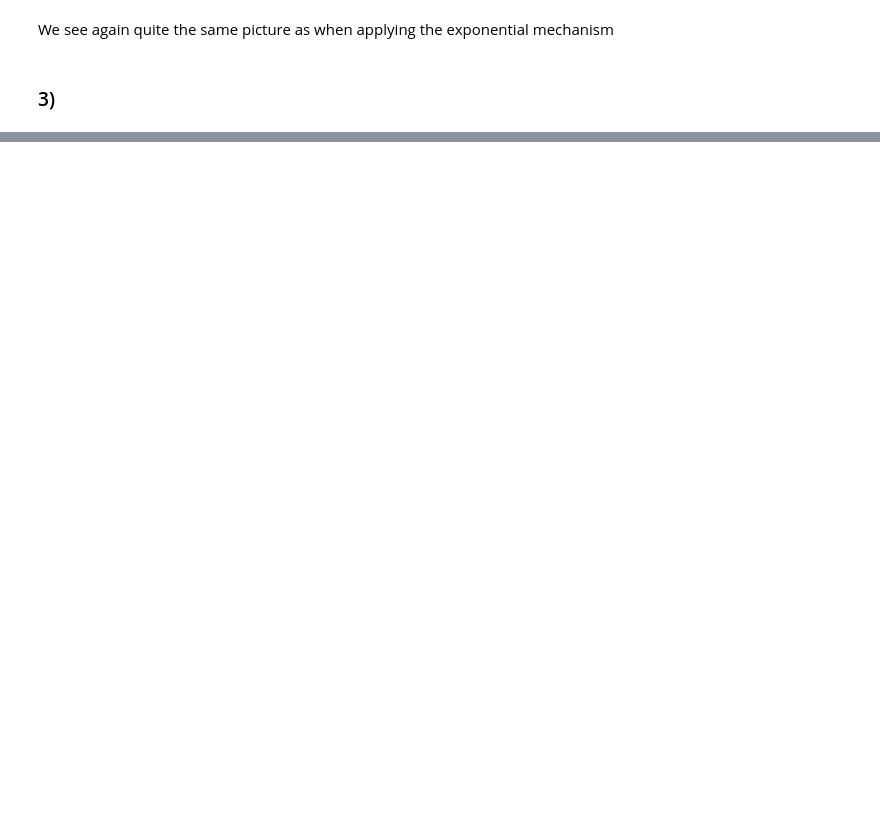
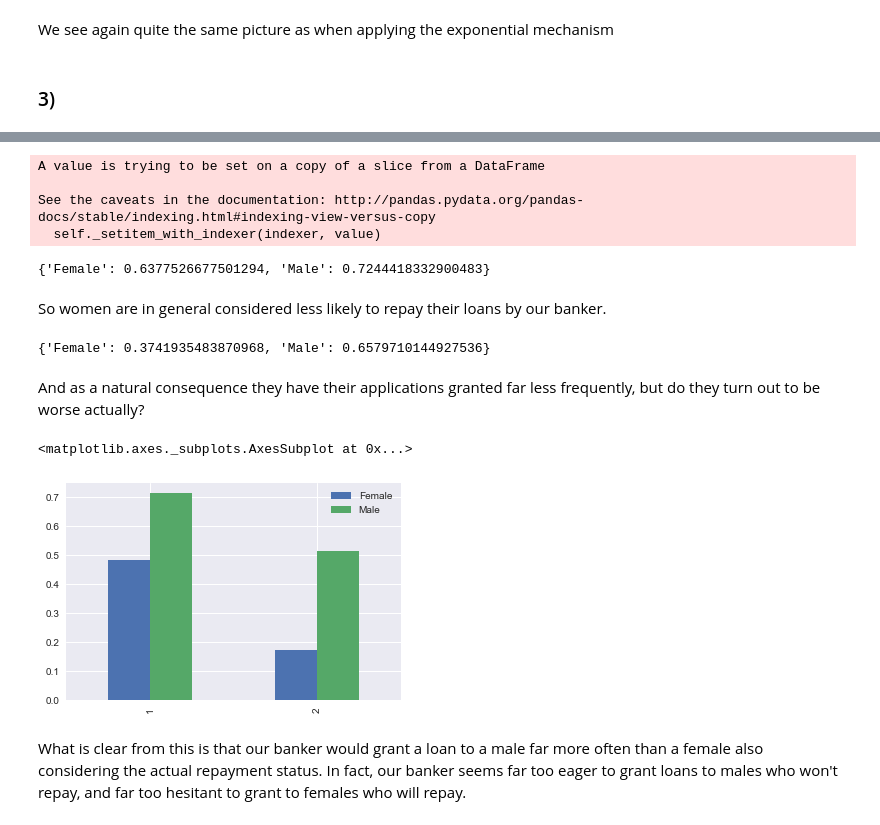
Before and after one commit to aleksaw/ml-society-science, a Jupyter notebook: src/project-1/Project-submission.ipynb, the cells around one changed output, grey strips where cells are left out. Cells and saved outputs as stored; diff of their text form; code cells hidden in the pictures; blank space fills up the shorter version.

```diff
--- a/src/project-1/Project-submission.ipynb
+++ b/src/project-1/Project-submission.ipynb
@@ -1039,0 +1071,2 @@ We see again quite the same picture as when applying the exponential mechanism
+# %%
+df['gender'] = df.apply(lambda row: 'Female' if row['marital status'] in ('A92', 'A95') else 'Male', axis=1)
@@ -1039,0 +1075,5 @@ We see again quite the same picture as when applying the exponential mechanism
+# %%
+# Treat the categorical features differently by expanding them into binary features
+df = pd.get_dummies(df, columns=categorical_features, drop_first=True)
+features = df.drop(target, axis=1).select_dtypes(include=[np.number]).columns.tolist()
+binary_features = [f for f in features if f not in numeric_features]
@@ -1039,0 +1082,48 @@ We see again quite the same picture as when applying the exponential mechanism
+# %%
+df['proba good'] = 0.0
+df['EU'] = 0.0
+df['action'] = -1
+#def update_df(row, banker, features):
+#    row['proba good'] = banker.predict_proba(row[features].values)
+#    row['EU'] = banker.expected_utility(row[features].values, 1)
+#    row['action'] = banker.get_best_action(row[features])
+# %%
+# Set the rate to a level where some loans are rejected, but not so many that only a few are accepted
+rate = 0.02
+banker = NameBanker(default_parameters=True) # Use defaults for quicker fit?
+banker.set_interest_rate(rate)
+for train, test in KFold(n_splits=5).split(df):
+        banker.fit(df[features].iloc[train], df[target].iloc[train])
+        for k in test:
+            df['proba good'].iloc[k] = banker.predict_proba(df[features].iloc[k].values)
+            df['EU'].iloc[k] = banker.expected_utility(df[features].iloc[k].values, 1)
+            df['action'].iloc[k] = banker.get_best_action(df[features].iloc[k])
+# %% [output]
+A value is trying to be set on a copy of a slice from a DataFrame
+
+See the caveats in the documentation: http://pandas.pydata.org/pandas-docs/stable/indexing.html#indexing-view-versus-copy
+  self._setitem_with_indexer(indexer, value)
+# %%
+{gender: data['proba good'].sum() / data['proba good'].count()
+ for gender, data in df.groupby(['gender'])}
+# %% [output]
+{'Female': 0.6377526677501294, 'Male': 0.7244418332900483}
+# %% [markdown]
+So women are in general considered less likely to repay their loans by our banker.
+# %%
+{gender: data['action'].sum() / data['action'].count()
+ for gender, data in df.groupby(['gender'])}
+# %% [output]
+{'Female': 0.3741935483870968, 'Male': 0.6579710144927536}
+# %% [markdown]
+And as a natural consequence they have their applications granted far less frequently, but do they turn out to be worse actually?
+# %%
+sel = lambda r, g: (df['repaid']==r) & (df['gender']==g)
+pandas.DataFrame({g: {r: df['action'][sel(r,g)].sum() / df['action'][sel(r,g)].count()
+                      for r in (1,2)}
+                  for g in ('Male', 'Female')}).plot(kind='bar')
+# %% [output]
+<matplotlib.axes._subplots.AxesSubplot at 0x...>
+[figure, added]
+# %% [markdown]
+What is clear from this is that our banker would grant a loan to a male far more often than a female  also considering the actual repayment status. In fact, our banker seems far too eager to grant loans to males who won't repay, and far too hesitant to grant to females who will repay.
```
Also changed, not shown: parts of 61 cells of this notebook, 3 other files.
